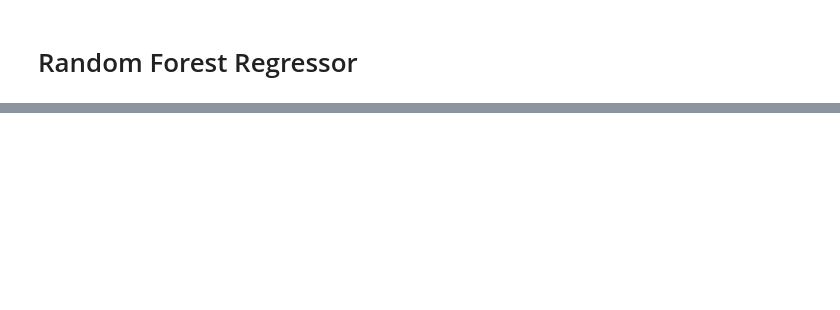
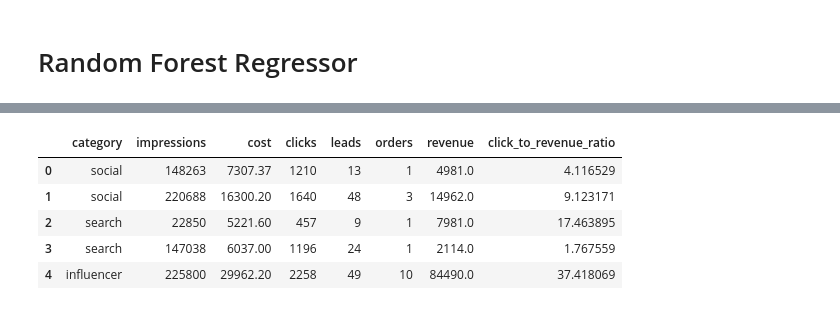
Before and after one commit to ChinSekYi/OpenAYEye, a Jupyter notebook: notebook/roi-model/ROI_model.ipynb, the cells around one changed output, grey strips where cells are left out. Drawn from its saved outputs; the diff is of its cells as text; code cells hidden in the pictures; blank space fills up the shorter version.

```diff
--- a/notebook/roi-model/ROI_model.ipynb
+++ b/notebook/roi-model/ROI_model.ipynb
@@ -334,2 +331,11 @@ orders - MSE: 9635.970526681494, R^2: 0.7865325730413277
 
 [100 rows x 5 columns]
+# %%
+df1_cleaned.head()
+# %% [output]
+|  | category | impressions | cost | clicks | leads | orders | revenue | click_to_revenue_ratio |
+| 0 | social | 148263 | 7307.37 | 1210 | 13 | 1 | 4981.0 | 4.116529 |
+| 1 | social | 220688 | 16300.20 | 1640 | 48 | 3 | 14962.0 | 9.123171 |
+| 2 | search | 22850 | 5221.60 | 457 | 9 | 1 | 7981.0 | 17.463895 |
+| 3 | search | 147038 | 6037.00 | 1196 | 24 | 1 | 2114.0 | 1.767559 |
+| 4 | influencer | 225800 | 29962.20 | 2258 | 49 | 10 | 84490.0 | 37.418069 |
```
Also changed, not shown: parts of 4 cells of this notebook, 10 other files.
